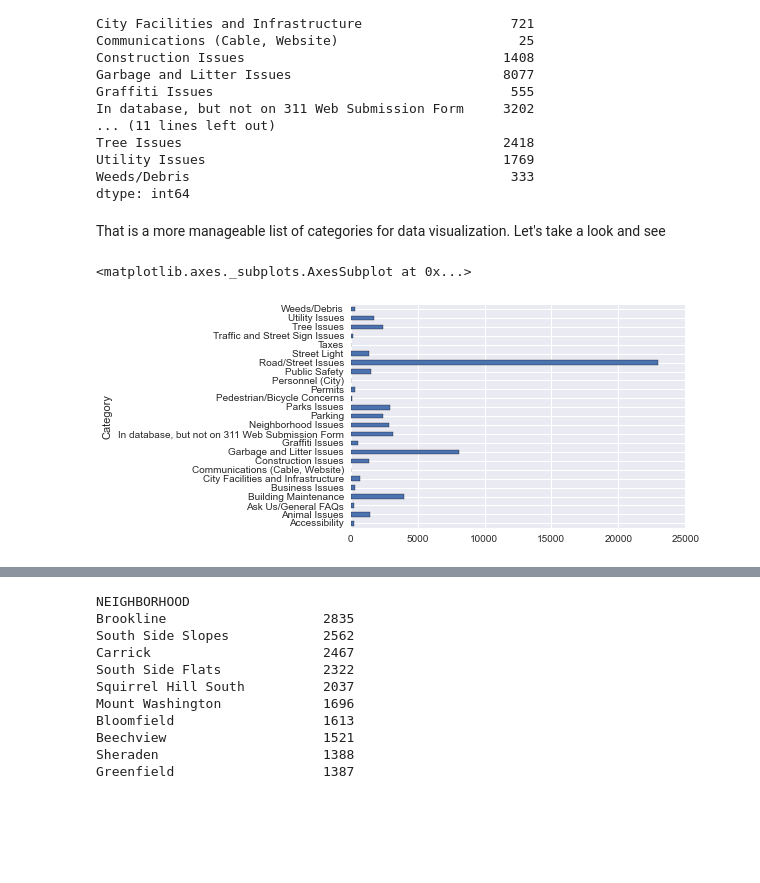
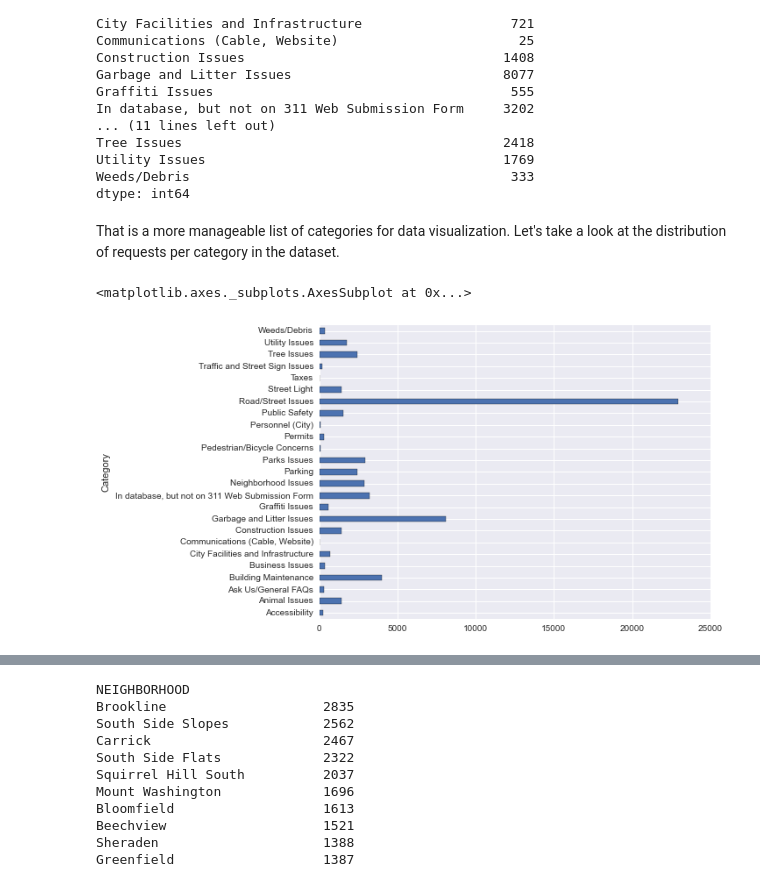
Before and after one commit to mcburton/SUDS-jupyter-workshop, a Jupyter notebook: pgh-311.ipynb, the cells around one changed output, grey strips where cells are left out. Cells and saved outputs as stored; diff of their text form; code cells hidden in the pictures; blank space fills up the shorter version.

```diff
--- a/pgh-311.ipynb
+++ b/pgh-311.ipynb
@@ -113,0 +112,3 @@ codebook = pd.read_csv('data/codebook.csv')
+# %%
+codebook = pd.read_csv('data/codebook.csv')
+codebook.head()
@@ -114,6 +122,9 @@ codebook = pd.read_csv('data/codebook.csv')
 # %%
-merged_data = pd.merge(three11s, codebook[['Category', 'Issue']], how='left',
-                       left_on="REQUEST_TYPE", right_on="Issue")
+merged_data = pd.merge(three11s,
+                       codebook[['Category', 'Issue']],
+                       how='left',
+                       left_on="REQUEST_TYPE",
+                       right_on="Issue")
 # %%
 merged_data.head()
 # %% [output]
@@ -147,9 +157,9 @@ Utility Issues                                      1769
 Weeds/Debris                                         333
 dtype: int64
 # %% [markdown]
-That is a more manageable list of categories for data visualization. Let's take a look and see
+That is a more manageable list of categories for data visualization. Let's take a look at the distribution of requests per category in the dataset.
 # %%
-size.plot(kind='barh')
+size.plot(kind='barh', figsize=(8,6))
 # %% [output]
 <matplotlib.axes._subplots.AxesSubplot at 0x...>
-[figure, old version]
+[figure, new version]
```
Also changed, not shown: parts of 15 cells of this notebook, 1 other file.
